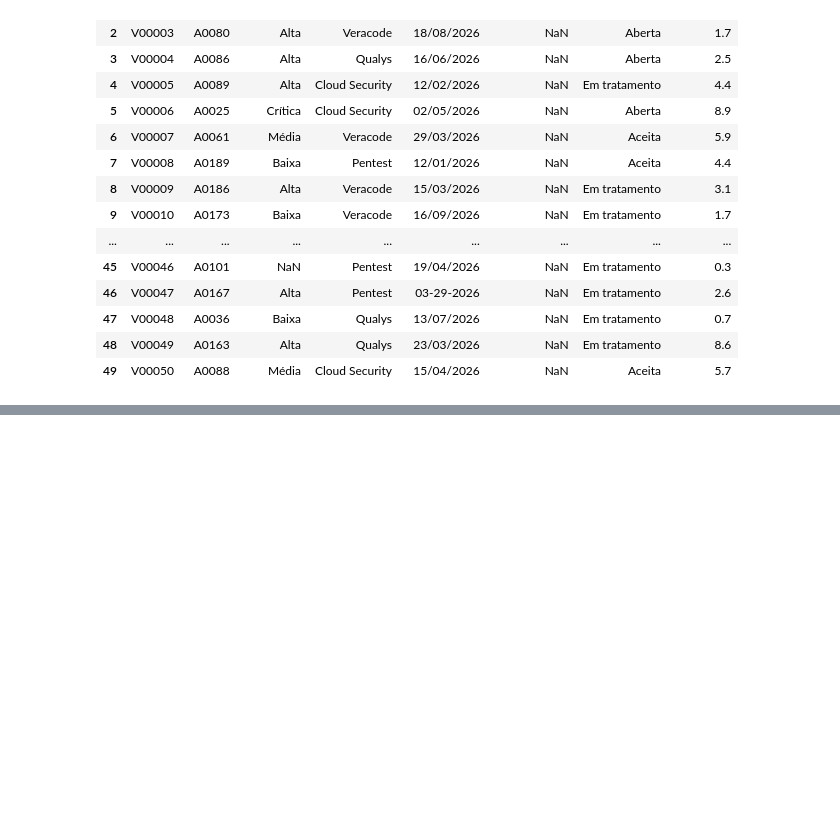
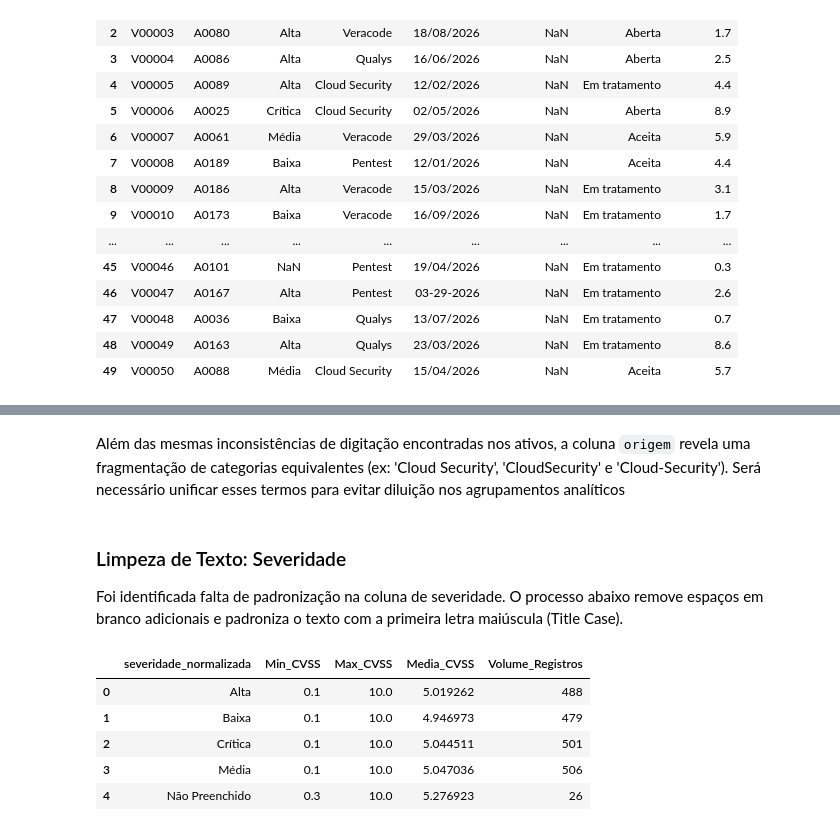
Before and after one commit to Moutt/CyberSecurity-Analytics, a Jupyter notebook: notebooks/exploracao_para_limpeza.ipynb, the cells around one changed output, grey strips where cells are left out. Cells and saved outputs as stored; diff of their text form; code cells hidden in the pictures; blank space fills up the shorter version.

Commit message:
Adicionando comentarios na exploração da limpeza

```diff
--- a/notebooks/exploracao_para_limpeza.ipynb
+++ b/notebooks/exploracao_para_limpeza.ipynb
@@ -121,0 +198,32 @@ None
+# %% [markdown]
+Além das mesmas inconsistências de digitação encontradas nos ativos, a coluna `origem` revela uma fragmentação de categorias equivalentes (ex: 'Cloud Security', 'CloudSecurity' e 'Cloud-Security'). Será necessário unificar esses termos para evitar diluição nos agrupamentos analíticos
+# %% [markdown]
+### Limpeza de Texto: Severidade
+Foi identificada falta de padronização na coluna de severidade. O processo abaixo remove espaços em branco adicionais e padroniza o texto com a primeira letra maiúscula (Title Case).
+# %%
+# Padronização: remoção de espaços extras e formatação Título
+df_vulnerabilidades['severidade_normalizada'] = df_vulnerabilidades['severidade'].str.strip().str.title()
+
+df_vulnerabilidades['severidade_normalizada'] = df_vulnerabilidades['severidade_normalizada'].replace({
+    'Media': 'Média',
+    'Critica': 'Crítica',
+    'Alto': 'Alta'
+})
+
+df_vulnerabilidades['severidade_normalizada'] = df_vulnerabilidades['severidade_normalizada'].fillna('Não Preenchido')
+
+inconsistencias = df_vulnerabilidades.groupby('severidade_normalizada', dropna=False)['cvss_score'].agg(
+    Min_CVSS='min',
+    Max_CVSS='max',
+    Media_CVSS='mean',
+    Volume_Registros='count'
+).reset_index()
+
+display(inconsistencias)
+# %% [output]
+|  | severidade_normalizada | Min_CVSS | Max_CVSS | Media_CVSS | Volume_Registros |
+| 0 | Alta | 0.1 | 10.0 | 5.019262 | 488 |
+| 1 | Baixa | 0.1 | 10.0 | 4.946973 | 479 |
+| 2 | Crítica | 0.1 | 10.0 | 5.044511 | 501 |
+| 3 | Média | 0.1 | 10.0 | 5.047036 | 506 |
+| 4 | Não Preenchido | 0.3 | 10.0 | 5.276923 | 26 |
```
Also changed, not shown: parts of 26 cells of this notebook, 2 other files.
